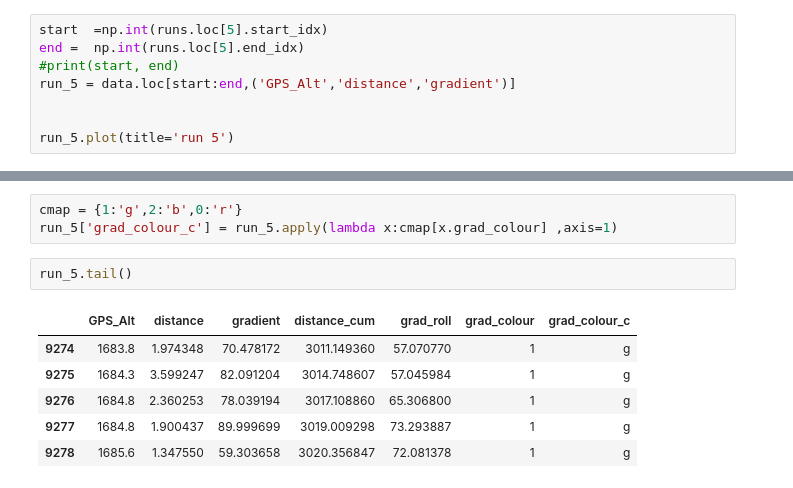
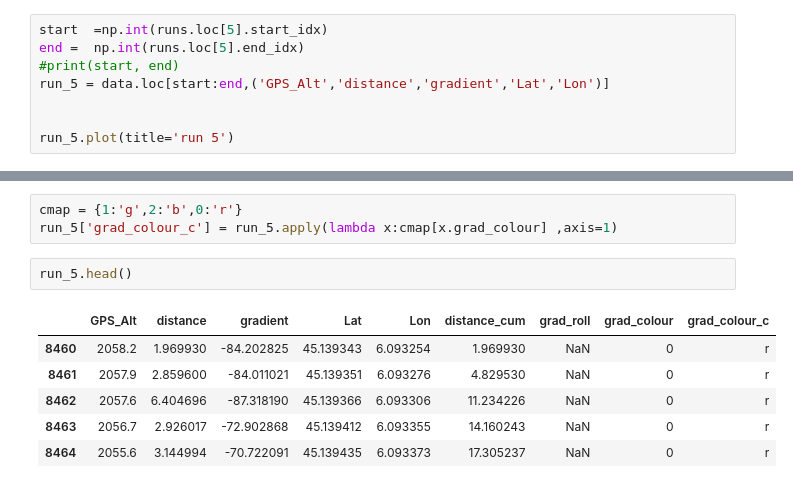
Before and after one commit to jaycee14/SkiTracker, a Jupyter notebook: run_finder_dev.ipynb, the cells around one changed output, grey strips where cells are left out. Cells and saved outputs as stored; diff of their text form.

```diff
--- a/run_finder_dev.ipynb
+++ b/run_finder_dev.ipynb
@@ -186,7 +188,7 @@ Index(['Date', 'Time', 'Lat', 'Lon', 'GPS_Alt', 'Pressure', 'Pres_Alt', 'Temp',
 start  =np.int(runs.loc[5].start_idx)
 end =  np.int(runs.loc[5].end_idx)
 #print(start, end)
-run_5 = data.loc[start:end,('GPS_Alt','distance','gradient')]
+run_5 = data.loc[start:end,('GPS_Alt','distance','gradient','Lat','Lon')]
 
 
 run_5.plot(title='run 5')
@@ -231,12 +233,12 @@ run_5['grad_colour'] = run_5.apply(calc_grad_roll_colour, axis=1,grad_field = 'g
 cmap = {1:'g',2:'b',0:'r'}
 run_5['grad_colour_c'] = run_5.apply(lambda x:cmap[x.grad_colour] ,axis=1)
 # %%
-run_5.tail()
+run_5.head()
 # %% [output]
-|  | GPS_Alt | distance | gradient | distance_cum | grad_roll | grad_colour | grad_colour_c |
-| 9274 | 1683.8 | 1.974348 | 70.478172 | 3011.149360 | 57.070770 | 1 | g |
-| 9275 | 1684.3 | 3.599247 | 82.091204 | 3014.748607 | 57.045984 | 1 | g |
-| 9276 | 1684.8 | 2.360253 | 78.039194 | 3017.108860 | 65.306800 | 1 | g |
-| 9277 | 1684.8 | 1.900437 | 89.999699 | 3019.009298 | 73.293887 | 1 | g |
-| 9278 | 1685.6 | 1.347550 | 59.303658 | 3020.356847 | 72.081378 | 1 | g |
+|  | GPS_Alt | distance | gradient | Lat | Lon | distance_cum | grad_roll | grad_colour | grad_colour_c |
+| 8460 | 2058.2 | 1.969930 | -84.202825 | 45.139343 | 6.093254 | 1.969930 | NaN | 0 | r |
+| 8461 | 2057.9 | 2.859600 | -84.011021 | 45.139351 | 6.093276 | 4.829530 | NaN | 0 | r |
+| 8462 | 2057.6 | 6.404696 | -87.318190 | 45.139366 | 6.093306 | 11.234226 | NaN | 0 | r |
+| 8463 | 2056.7 | 2.926017 | -72.902868 | 45.139412 | 6.093355 | 14.160243 | NaN | 0 | r |
+| 8464 | 2055.6 | 3.144994 | -70.722091 | 45.139435 | 6.093373 | 17.305237 | NaN | 0 | r |
 # %%
```
Also changed, not shown: parts of 16 cells of this notebook, 1 other file.
